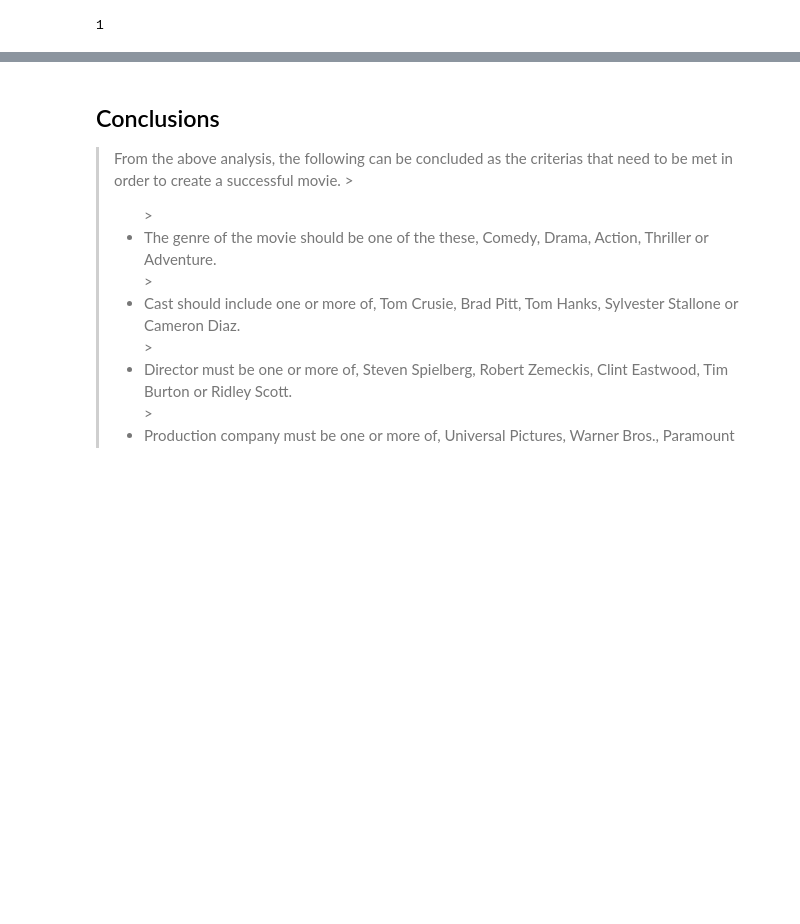
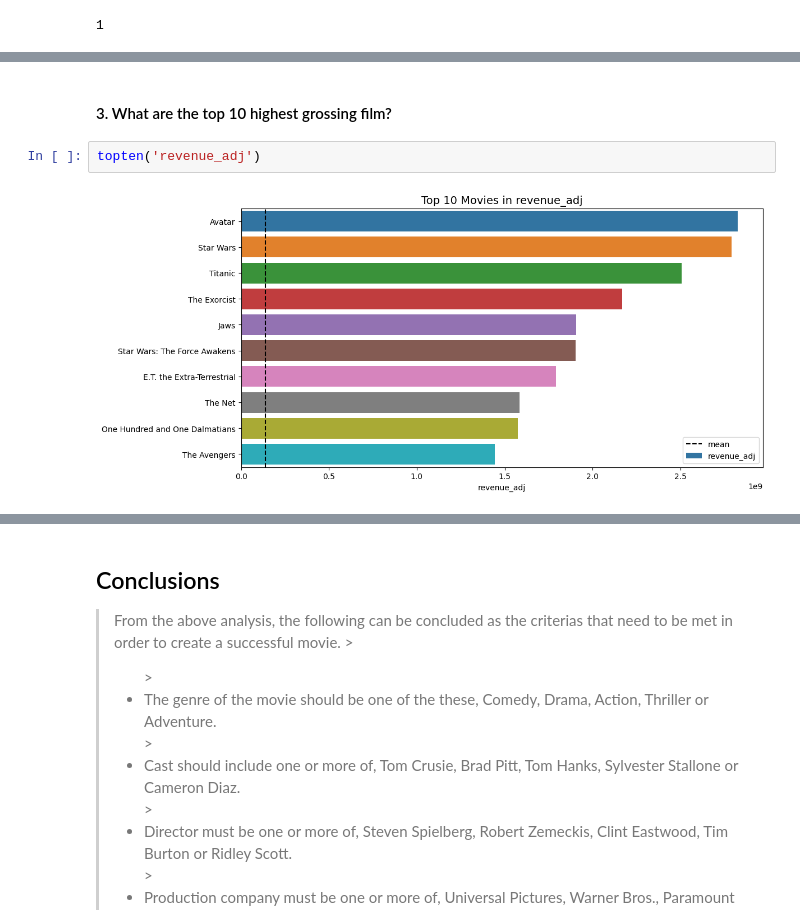
Before and after one commit to jiyoonlee96/Udacity_Data_Analyst_Nanodegree, a Jupyter notebook: Project 2/Udacity_DAND_Project2.ipynb, the cells around one changed output, grey strips where cells are left out. Cells and saved outputs as stored; diff of their text form; blank space fills up the shorter version.

```diff
--- a/Project 2/Udacity_DAND_Project2.ipynb
+++ b/Project 2/Udacity_DAND_Project2.ipynb
@@ -507,0 +237,6 @@ The average revenue of a succesful movie is 254957662.6
+# %% [markdown]
+#### 3. What are the top 10 highest grossing film?
+# %%
+topten('revenue_adj')
+# %% [output]
+[figure, added]
```
Also changed, not shown: parts of 90 cells of this notebook.
